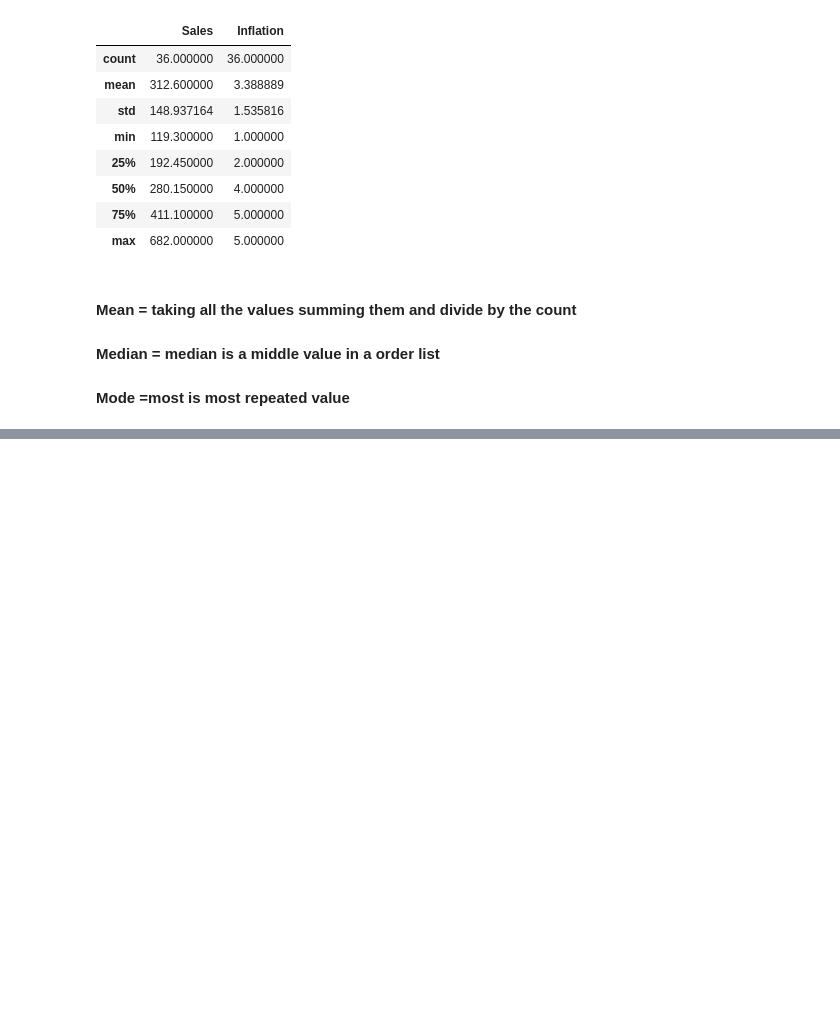
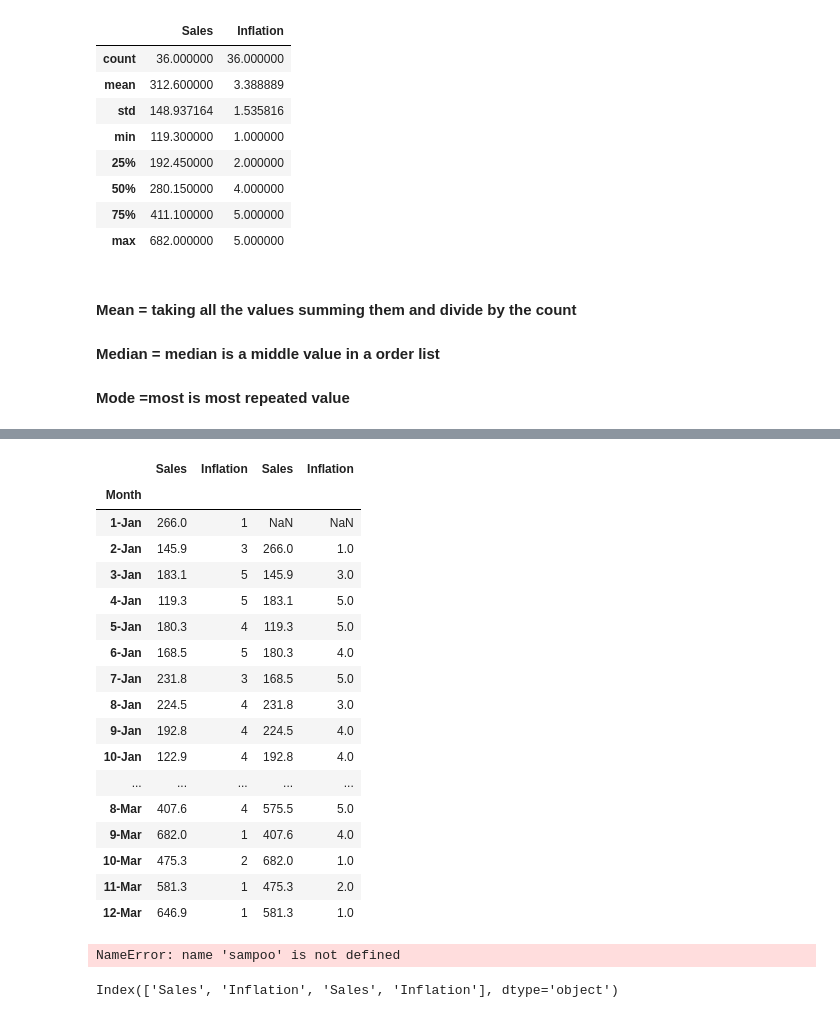
Before and after one commit to SKumarAshutosh/Time_Series_Analysis, a Jupyter notebook: notebook/time_series_analysis.ipynb, the cells around one changed output, grey strips where cells are left out. Drawn from its saved outputs; the diff is of its cells as text; code cells hidden in the pictures; blank space fills up the shorter version.

```diff
--- a/notebook/time_series_analysis.ipynb
+++ b/notebook/time_series_analysis.ipynb
@@ -85,0 +95,31 @@ sampoo.describe()
+# %%
+sampoo_base = pd.concat([sampoo,sampoo.shift(1)],axis=1)
+# %%
+sampoo_base
+# %% [output]
+|  | Sales | Inflation | Sales | Inflation |
+| Month |  |  |  |  |
+| 1-Jan | 266.0 | 1 | NaN | NaN |
+| 2-Jan | 145.9 | 3 | 266.0 | 1.0 |
+| 3-Jan | 183.1 | 5 | 145.9 | 3.0 |
+| 4-Jan | 119.3 | 5 | 183.1 | 5.0 |
+| 5-Jan | 180.3 | 4 | 119.3 | 5.0 |
+| 6-Jan | 168.5 | 5 | 180.3 | 4.0 |
+| 7-Jan | 231.8 | 3 | 168.5 | 5.0 |
+| 8-Jan | 224.5 | 4 | 231.8 | 3.0 |
+| 9-Jan | 192.8 | 4 | 224.5 | 4.0 |
+| 10-Jan | 122.9 | 4 | 192.8 | 4.0 |
+| ... | ... | ... | ... | ... |
+| 8-Mar | 407.6 | 4 | 575.5 | 5.0 |
+| 9-Mar | 682.0 | 1 | 407.6 | 4.0 |
+| 10-Mar | 475.3 | 2 | 682.0 | 1.0 |
+| 11-Mar | 581.3 | 1 | 475.3 | 2.0 |
+| 12-Mar | 646.9 | 1 | 581.3 | 1.0 |
+# %%
+sampoo.drop("Inflation", axis=1, inplace=True)
+# %% [output]
+NameError: name 'sampoo' is not defined
+# %%
+sampoo_base.columns=
+# %% [output]
+Index(['Sales', 'Inflation', 'Sales', 'Inflation'], dtype='object')
```
Also changed, not shown: parts of 3 cells of this notebook.
